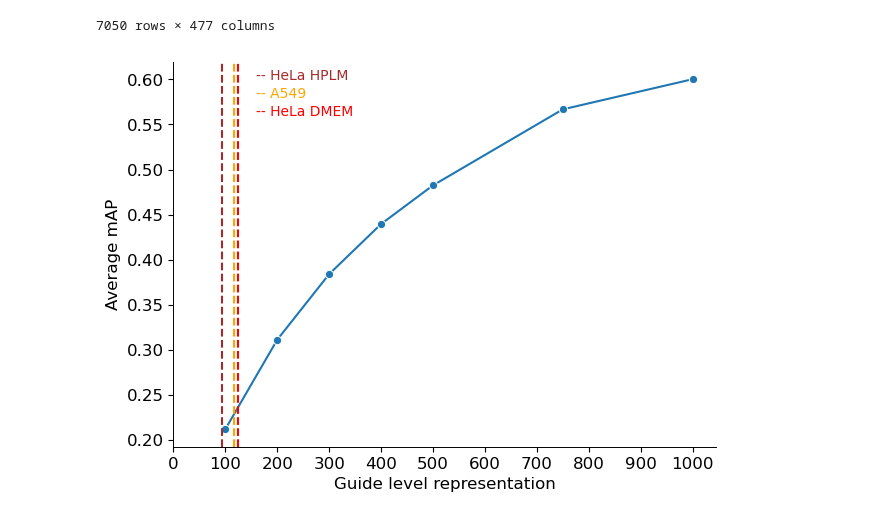
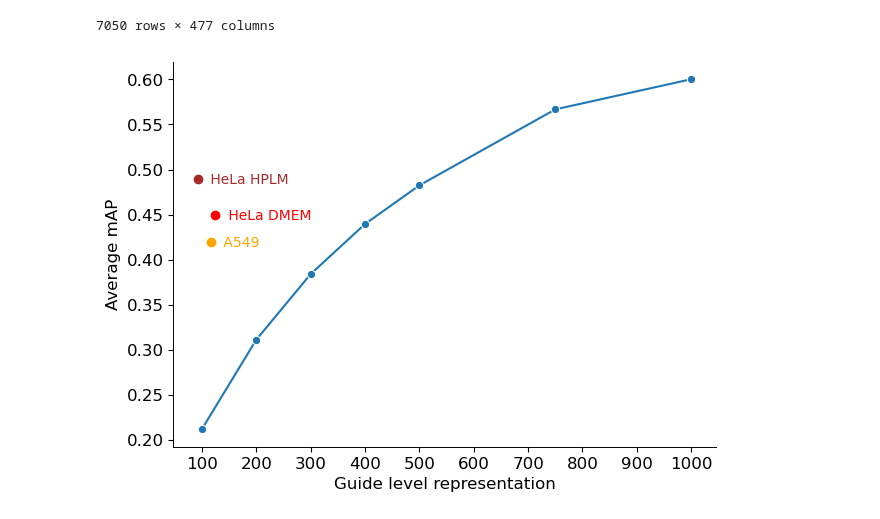
Before and after one commit to broadinstitute/2022_PERISCOPE, a Jupyter notebook: Extended_Data_9/Funk_et_al_2022_dataset_mAP_calculations.ipynb, the cells around one changed output. Drawn from its saved outputs; the diff is of its cells as text; code cells hidden in the pictures.

```diff
--- a/Extended_Data_9/Funk_et_al_2022_dataset_mAP_calculations.ipynb
+++ b/Extended_Data_9/Funk_et_al_2022_dataset_mAP_calculations.ipynb
@@ -335,32 +317,41 @@ for n in subsample_ns:
 # %%
 ys = []
 for n in subsample_ns:
     y = [i[1] for i in rep_results[n] if i[1]]
     ys.append(np.mean(y))
 
 mpl.rc('axes', linewidth=0.7)
 mpl.rc('ytick', labelsize=12)
 mpl.rc('xtick', labelsize=12)
 
 fig, ax = plt.subplots(figsize=(7,5))
 
 ax = sns.lineplot(x=subsample_ns, y=ys, errorbar=None, style=1, markers=True, legend=False)
 ax.set_title('',size=14)
 ax.set_xlabel('Guide level representation',size=12)
 ax.set_ylabel('Average mAP',size=12)
 ax.set_xticks(range(0,1001,100))
 
 # draw reference lines for screen data
-plt.axvline(x=117, color = 'orange', linestyle='dashed', label='A549')
-plt.text(160,.58,'-- A549',color='orange')
-plt.axvline(x=125, color = 'red', linestyle='dashed', label='HeLa DMEM')
-plt.text(160,.56,'-- HeLa DMEM',color='red')
-plt.axvline(x=93, color = 'brown', linestyle='dashed', label='HeLa HPLM')
-plt.text(160,.6,'-- HeLa HPLM',color = 'brown')
+#plt.axvline(x=117, color = 'orange', linestyle='dashed', label='A549')
+A549_x = [117]
+A549_y = [0.42]
+plt.plot(A549_x, A549_y, marker="o", markersize=6, markeredgecolor="orange", markerfacecolor="orange")
+plt.text(A549_x[0]+15, A549_y[0]-0.006,' A549',color='orange')
+#plt.axvline(x=125, color = 'red', linestyle='dashed', label='HeLa DMEM')
+HeLa_DMEM_x = [125]
+HeLa_DMEM_y = [0.45]
+plt.plot(HeLa_DMEM_x, HeLa_DMEM_y, marker="o", markersize=6, markeredgecolor="red", markerfacecolor="red")
+plt.text(HeLa_DMEM_x[0]+15, HeLa_DMEM_y[0]-0.006, ' HeLa DMEM',color='red')
+#plt.axvline(x=93, color = 'brown', linestyle='dashed', label='HeLa HPLM')
+HeLa_HPLM_x = [93]
+HeLa_HPLM_y = [0.49]
+plt.plot(HeLa_HPLM_x, HeLa_HPLM_y, marker="o", markersize=6, markeredgecolor="brown", markerfacecolor="brown")
+plt.text(HeLa_HPLM_x[0]+15, HeLa_HPLM_y[0]-0.006,' HeLa HPLM',color = 'brown')
 
 ax.spines['top'].set_visible(False)
 ax.spines['right'].set_visible(False)
 fig.savefig(os.path.join(output_folder,'figure_panels','Funk_et_al_2022_subsample_average_mAP.png'),dpi = 300,bbox_inches='tight')
 plt.show()
 # %% [output]
-[figure, old version]
+[figure, new version]
```
Also changed, not shown: parts of 2 cells of this notebook, 3 other files.
